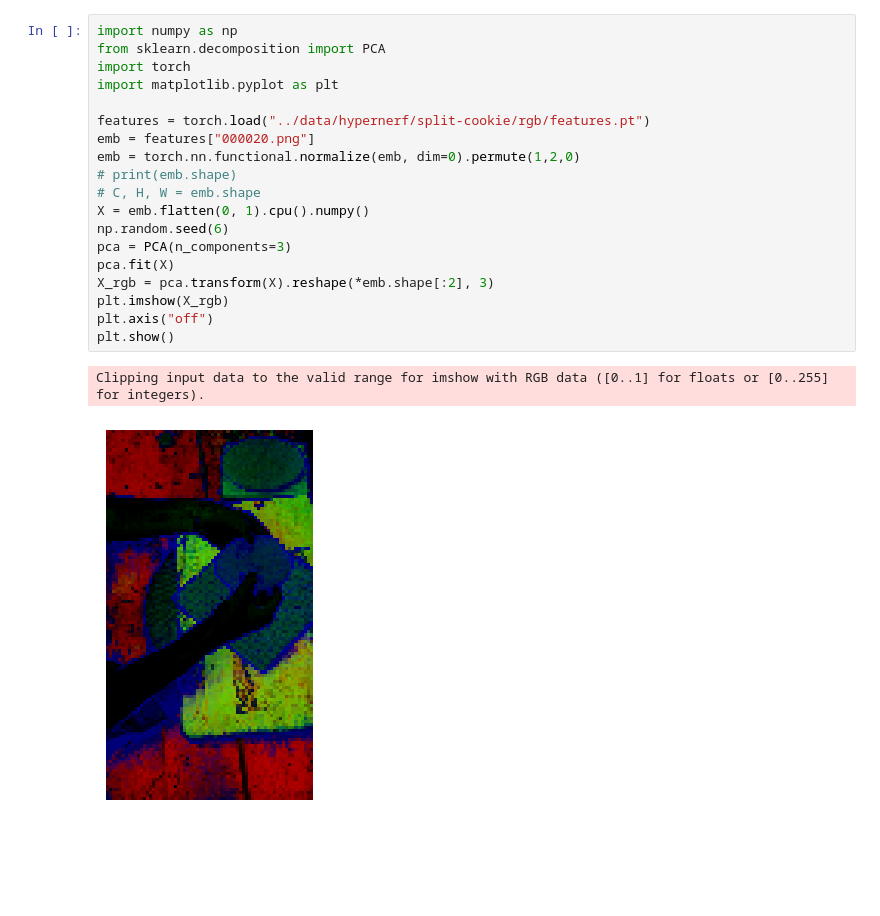
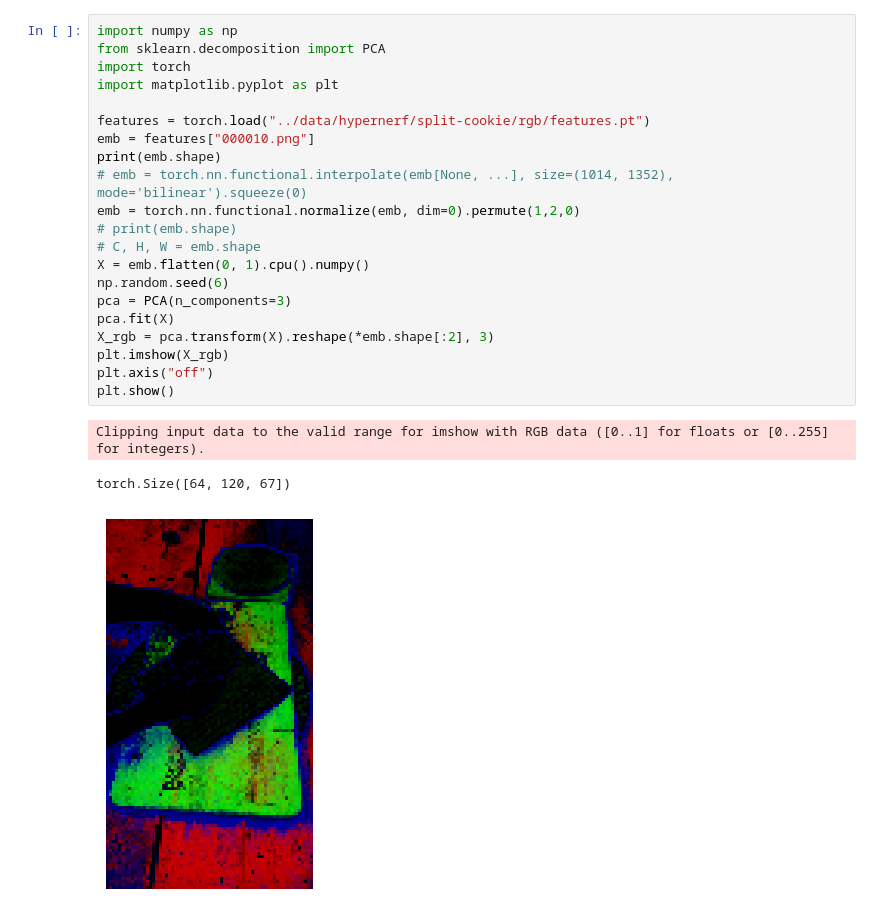
Before and after one commit to guanjunwu/sa4d, a Jupyter notebook: feature_extractor/visualize.ipynb, the cells around one changed output. Saved outputs shown, nothing was run; the diff lists cells and outputs as text; blank space fills up the shorter version.

```diff
--- a/feature_extractor/visualize.ipynb
+++ b/feature_extractor/visualize.ipynb
@@ -1,22 +26,25 @@
 # %%
 import numpy as np
 from sklearn.decomposition import PCA
 import torch
 import matplotlib.pyplot as plt
 
 features = torch.load("../data/hypernerf/split-cookie/rgb/features.pt")
-emb = features["000020.png"]
+emb = features["000010.png"]
+print(emb.shape)
+# emb = torch.nn.functional.interpolate(emb[None, ...], size=(1014, 1352), mode='bilinear').squeeze(0)
 emb = torch.nn.functional.normalize(emb, dim=0).permute(1,2,0)
 # print(emb.shape)
 # C, H, W = emb.shape
 X = emb.flatten(0, 1).cpu().numpy()
 np.random.seed(6)
 pca = PCA(n_components=3)
 pca.fit(X)
 X_rgb = pca.transform(X).reshape(*emb.shape[:2], 3)
 plt.imshow(X_rgb)
 plt.axis("off")
 plt.show()
 # %% [output]
 Clipping input data to the valid range for imshow with RGB data ([0..1] for floats or [0..255] for integers).
+torch.Size([64, 120, 67])
-[figure, old version]
+[figure, new version]
```
Also changed, not shown: parts of 2 cells of this notebook, 15 other files.
